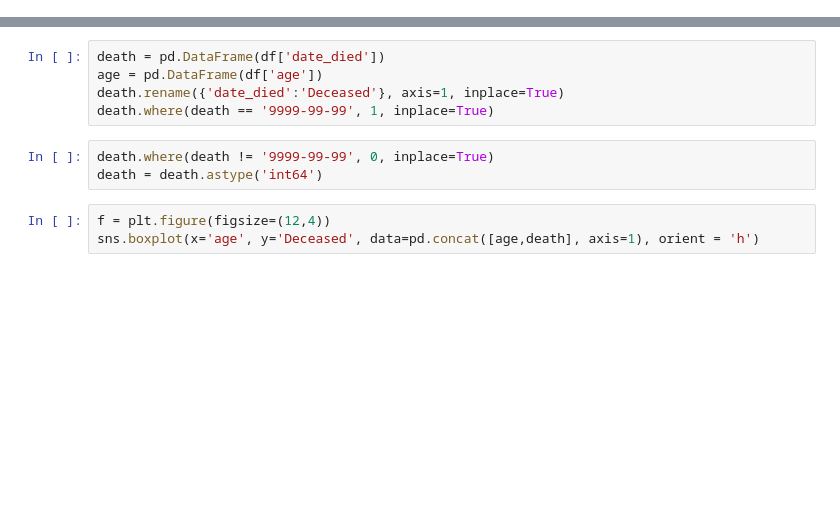
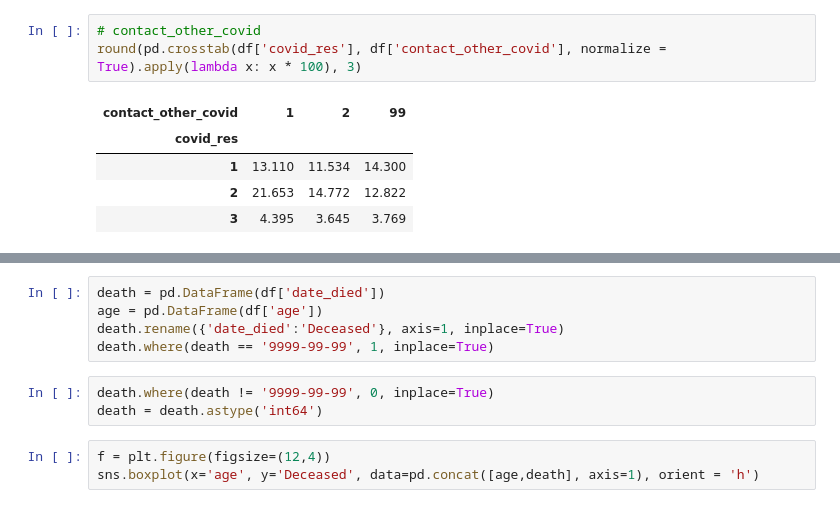
Before and after one commit to adsuman7/ecommerce, a Jupyter notebook: covid19icu.ipynb, the cells around one changed output, grey strips where cells are left out. Drawn from its saved outputs; the diff is of its cells as text; blank space fills up the shorter version.

```diff
--- a/covid19icu.ipynb
+++ b/covid19icu.ipynb
@@ -24,0 +18,9 @@ df.head()
+# %%
+# contact_other_covid
+round(pd.crosstab(df['covid_res'], df['contact_other_covid'], normalize = True).apply(lambda x: x * 100), 3)
+# %% [output]
+| contact_other_covid | 1 | 2 | 99 |
+| covid_res |  |  |  |
+| 1 | 13.110 | 11.534 | 14.300 |
+| 2 | 21.653 | 14.772 | 12.822 |
+| 3 | 4.395 | 3.645 | 3.769 |
```
Also changed, not shown: parts of 4 cells of this notebook.
